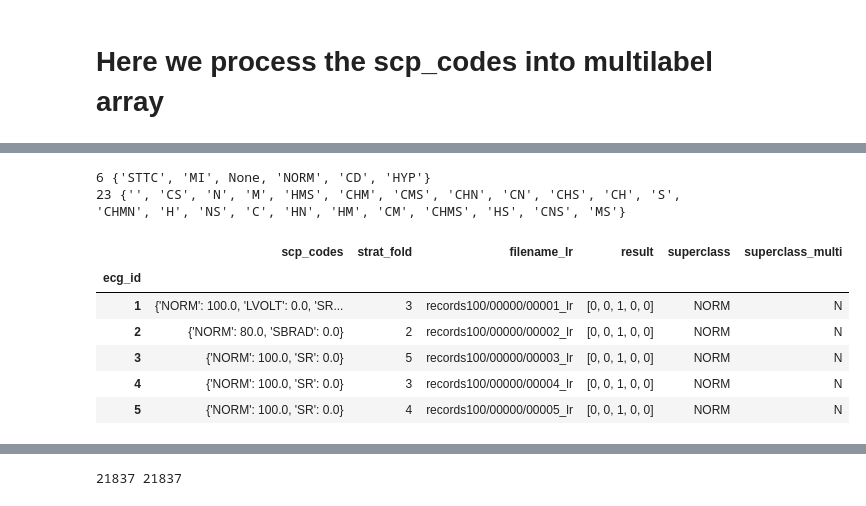
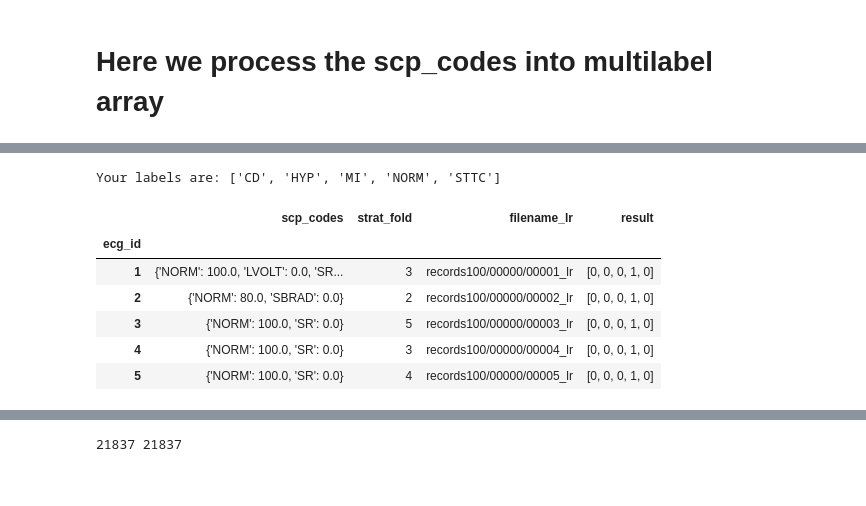
Before and after one commit to bentlyedyson/HEARTY-HEARTY, a Jupyter notebook: datascience/model.ipynb, the cells around one changed output, grey strips where cells are left out. Saved outputs shown, nothing was run; the diff lists cells and outputs as text; code cells hidden in the pictures.

```diff
--- a/datascience/model.ipynb
+++ b/datascience/model.ipynb
@@ -19,7 +31,8 @@ authors so the training data is already chosen by the authors and not randomly
 and produce unwanted biases
 # %%
 # Dataset directory
-ptb_dir = "ptb-xl-a-large-publicly-available-electrocardiography-dataset-1.0.1/"
+# ptb_dir = "ptb-xl-a-large-publicly-available-electrocardiography-dataset-1.0.1/"
+ptb_dir = "ptb/" # In Compute Engine server
 
 # Whether to use the high or low resolution dataset
 lowres = True
@@ -80,6 +93,7 @@ memory usage: 7.2+ KB
 scp_codes = df["scp_codes"].apply(lambda x : literal_eval(x))
 
 def all_class():
+  # ! Unused
   scp_length = len(scp_df)
 
   def create_multilabel(scpc: dict):
@@ -87,9 +101,6 @@ def all_class():
     res = [ 0 for _ in range(scp_length) ]
 
     for x, y in scpc.items():
-      # If the confidence is below 50%, ditch it.
-      # if (y > 50):
-      # ! This part
       res[scp_df.index.get_loc(x)] = 1
 
     return res
@@ -98,82 +109,47 @@ def all_class():
   # New column
   df["result"] = scp_codes.apply(create_multilabel)
 
   return scp_length
 
 def super_class():
   super_list = list(set(scp_df["diagnostic_class"]))
   super_list.remove(np.nan)
+  # Sort so we don't have randomly sorted labels from set()
+  super_list = sorted(super_list)
   scp_length = len(super_list)
 
   def create_superclass(scpc: dict):
     # Create empty list with the length of scp
     res = [ 0 for _ in range(scp_length) ]
 
-    for x, y in scpc.items():
-      # If the confidence is below 50%, ditch it.
-      # if (y > 50):
+    # Sort the items based on confidence
+    for x, y in sorted(scpc.items(), key=lambda x : x[1], reverse=True):
       try:
         res[super_list.index(scp_df.loc[x]["diagnostic_class"])] = 1
-        # return res # ! This can be multilabel...
       except ValueError:
         pass
-
     return res
-
-  def create_superclass_label(scpc: dict):
-    # Gets the superclass as string
-    for x, y in scpc.items():
-      try:
-        diag = scp_df.loc[x]["diagnostic_class"]
-        super_list.index(diag) # Check if in super list
-        return diag
-      except ValueError:
-        pass
-
-    return None
-
-  def create_superclass_label_multi(scpc: dict):
-    res = []
-
-    for x, y in scpc.items():
-      try:
-        diag = scp_df.loc[x]["diagnostic_class"]
-        super_list.index(diag) # Check if in super list
-        letter = diag[0].upper()
-
-        if letter not in res: res.append(letter)
-      except ValueError:
-        pass
-
-    return "".join(sorted(res))
 
   # For every scp_codes in df, we will create a new mutlilabel 2d array
   # New column
   df["result"] = scp_codes.apply(create_superclass)
-  df["superclass"] = scp_codes.apply(create_superclass_label)
-  df["superclass_multi"] = scp_codes.apply(create_superclass_label_multi)
 
-  super_set = set(df["superclass"])
-  super_multi_set = set(df["superclass_multi"])
+  print(f"Your labels are: {super_list}")
 
-  print(len(super_set), super_set)
-  print(len(super_multi_set), super_multi_set)
-
-  return scp_length
+  return super_list, scp_length
 
 # How many scp categories are there, and filters the data
-scp_length = super_class()
+super_list, scp_length = super_class()
 
 df.head()
 # %% [output]
-6 {'STTC', 'MI', None, 'NORM', 'CD', 'HYP'}
-23 {'', 'CS', 'N', 'M', 'HMS', 'CHM', 'CMS', 'CHN', 'CN', 'CHS', 'CH', 'S', 'CHMN', 'H', 'NS', 'C', 'HN', 'HM', 'CM', 'CHMS', 'HS', 'CNS', 'MS'}
+Your labels are: ['CD', 'HYP', 'MI', 'NORM', 'STTC']
-|  | scp_codes | strat_fold | filename_lr | result | superclass | superclass_multi |
-| ecg_id |  |  |  |  |  |  |
-| 1 | {'NORM': 100.0, 'LVOLT': 0.0, 'SR... | 3 | records100/00000/00001_lr | [0, 0, 1, 0, 0] | NORM | N |
-| 2 | {'NORM': 80.0, 'SBRAD': 0.0} | 2 | records100/00000/00002_lr | [0, 0, 1, 0, 0] | NORM | N |
-| 3 | {'NORM': 100.0, 'SR': 0.0} | 5 | records100/00000/00003_lr | [0, 0, 1, 0, 0] | NORM | N |
-| 4 | {'NORM': 100.0, 'SR': 0.0} | 3 | records100/00000/00004_lr | [0, 0, 1, 0, 0] | NORM | N |
-| 5 | {'NORM': 100.0, 'SR': 0.0} | 4 | records100/00000/00005_lr | [0, 0, 1, 0, 0] | NORM | N |
+|  | scp_codes | strat_fold | filename_lr | result |
+| ecg_id |  |  |  |  |
+| 1 | {'NORM': 100.0, 'LVOLT': 0.0, 'SR... | 3 | records100/00000/00001_lr | [0, 0, 0, 1, 0] |
+| 2 | {'NORM': 80.0, 'SBRAD': 0.0} | 2 | records100/00000/00002_lr | [0, 0, 0, 1, 0] |
+| 3 | {'NORM': 100.0, 'SR': 0.0} | 5 | records100/00000/00003_lr | [0, 0, 0, 1, 0] |
+| 4 | {'NORM': 100.0, 'SR': 0.0} | 3 | records100/00000/00004_lr | [0, 0, 0, 1, 0] |
+| 5 | {'NORM': 100.0, 'SR': 0.0} | 4 | records100/00000/00005_lr | [0, 0, 0, 1, 0] |
 # %%
 def apply_superdiagnostic(scpc: dict):
```
Also changed, not shown: parts of 77 cells of this notebook, 3 other files.
